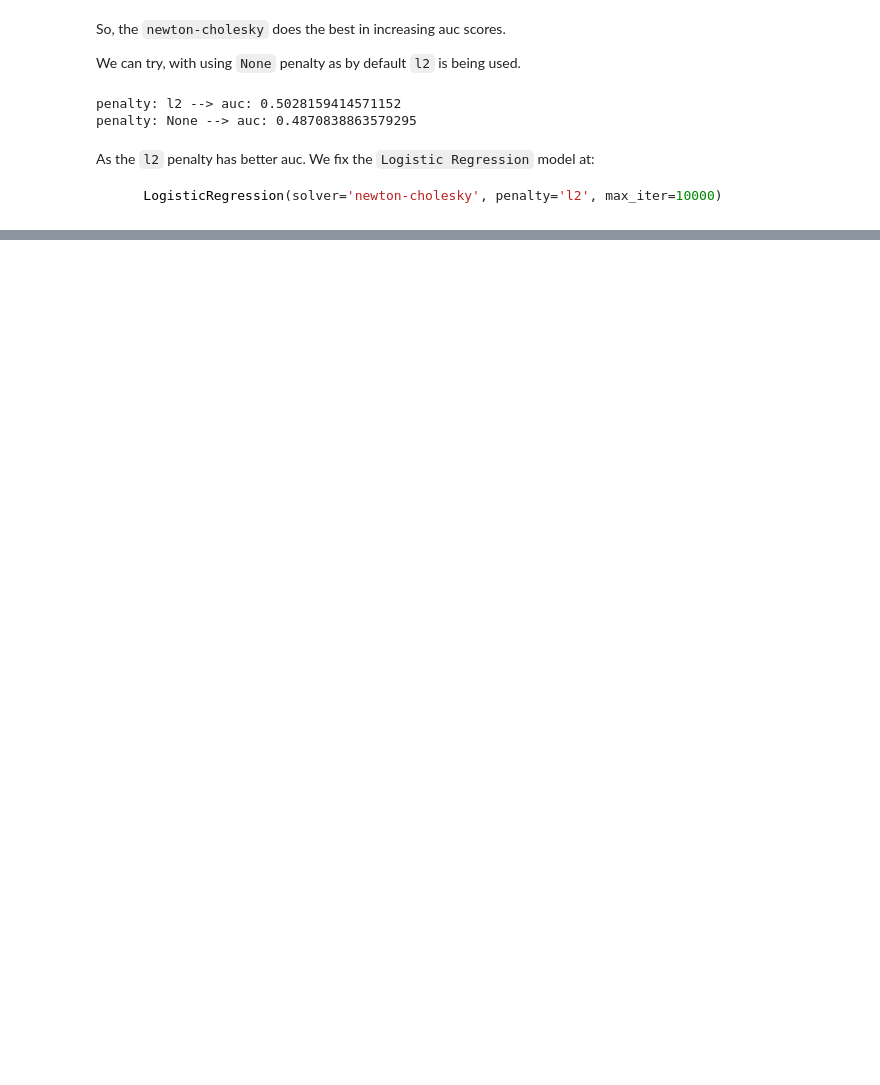
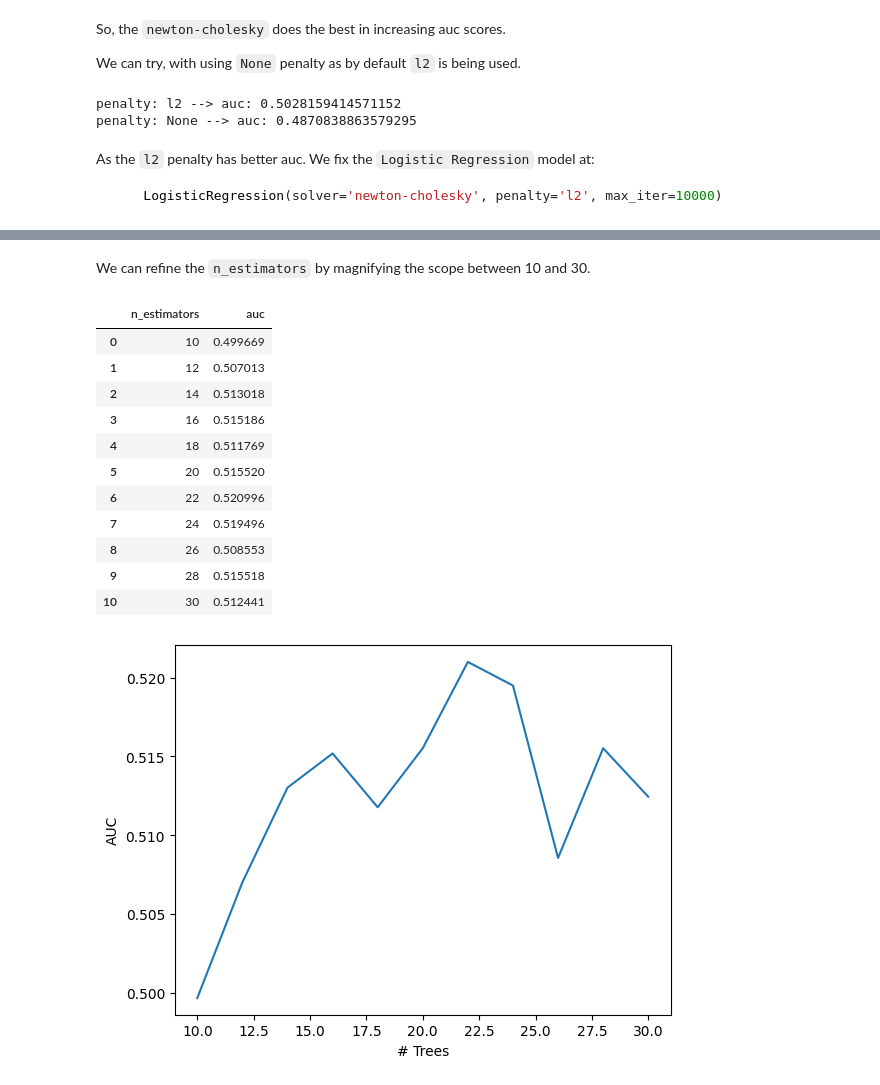
Before and after one commit to mraabhijit/heart_attack_risk, a Jupyter notebook: project.ipynb, the cells around one changed output, grey strips where cells are left out. Cells and saved outputs as stored; diff of their text form; code cells hidden in the pictures; blank space fills up the shorter version.

```diff
--- a/project.ipynb
+++ b/project.ipynb
@@ -684,0 +943,34 @@ As the `l2` penalty has better auc. We fix the `Logistic Regression` model at:
+# %% [markdown]
+We can refine the `n_estimators` by magnifying the scope between 10 and 30.
+# %%
+estimators = range(10, 31, 2)
+# %%
+scores_rf = []
+for n in estimators:
+    rf = RandomForestClassifier(n_estimators=n, random_state=1)
+    rf.fit(X_train, y_train)
+    y_pred = rf.predict_proba(X_val)[:, 1]
+    auc = roc_auc_score(y_val, y_pred)
+    # print(f"Estimators: {n:>3}, AUC: {round(auc, 3)}")
+    scores_rf.append((n, auc))
+df_scores = pd.DataFrame(scores_rf, columns = ['n_estimators', 'auc'])
+display(df_scores)
+
+plt.plot(df_scores.n_estimators, df_scores.auc)
+plt.xlabel("# Trees")
+plt.ylabel("AUC")
+plt.show()
+# %% [output]
+|  | n_estimators | auc |
+| 0 | 10 | 0.499669 |
+| 1 | 12 | 0.507013 |
+| 2 | 14 | 0.513018 |
+| 3 | 16 | 0.515186 |
+| 4 | 18 | 0.511769 |
+| 5 | 20 | 0.515520 |
+| 6 | 22 | 0.520996 |
+| 7 | 24 | 0.519496 |
+| 8 | 26 | 0.508553 |
+| 9 | 28 | 0.515518 |
+| 10 | 30 | 0.512441 |
+[figure, added]
```
Also changed, not shown: parts of 62 cells of this notebook.
